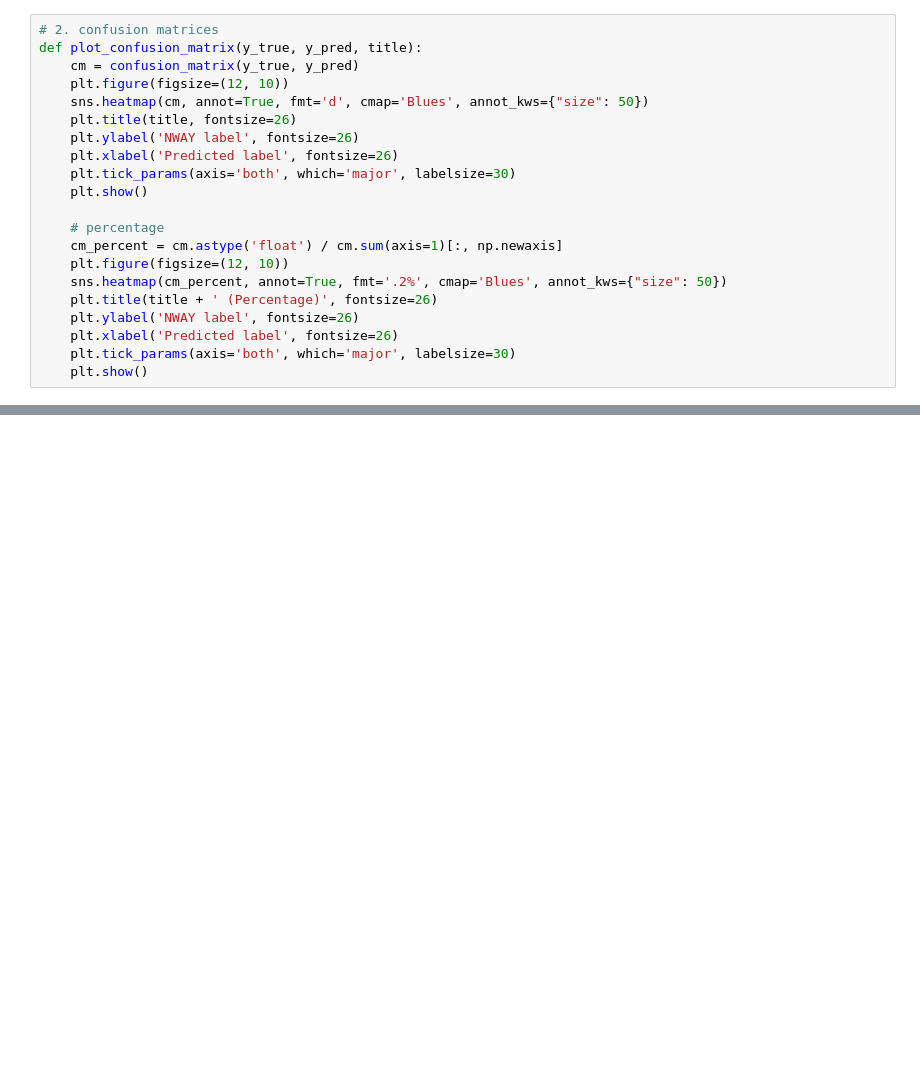
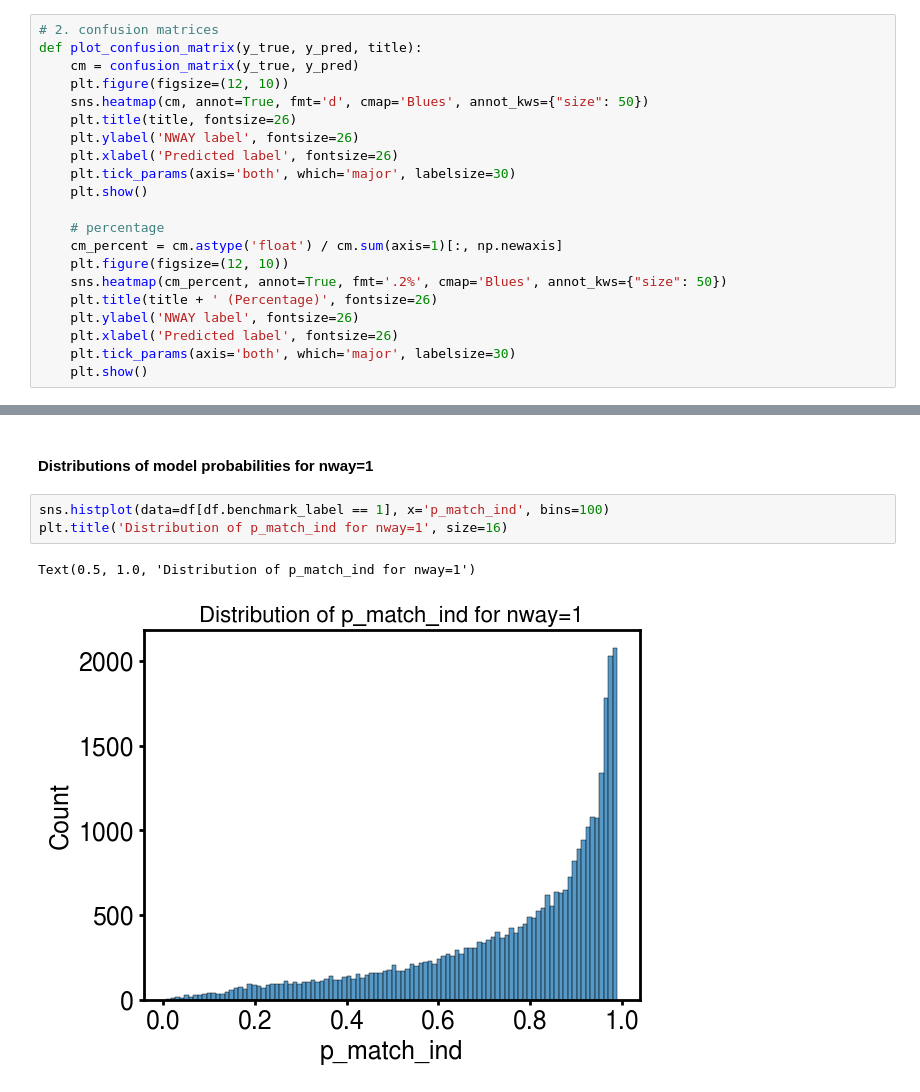
Before and after one commit to samuelperezdi/starsml, a Jupyter notebook: notebooks/analysis_probs.ipynb, the cells around one changed output, grey strips where cells are left out. Drawn from its saved outputs; the diff is of its cells as text; blank space fills up the shorter version.

```diff
--- a/notebooks/analysis_probs.ipynb
+++ b/notebooks/analysis_probs.ipynb
@@ -170,0 +253,8 @@ del df_fulls
+# %% [markdown]
+#### Distributions of model probabilities for nway=1
+# %%
+sns.histplot(data=df[df.benchmark_label == 1], x='p_match_ind', bins=100)
+plt.title('Distribution of p_match_ind for nway=1', size=16)
+# %% [output]
+Text(0.5, 1.0, 'Distribution of p_match_ind for nway=1')
+[figure, added]
```
Also changed, not shown: parts of 26 cells of this notebook, 20 other files.
